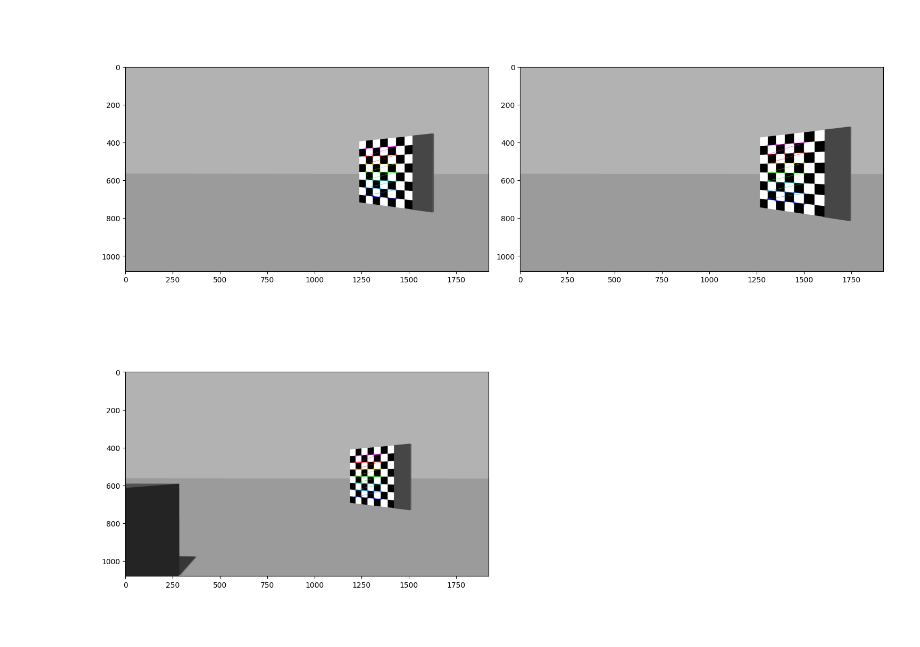
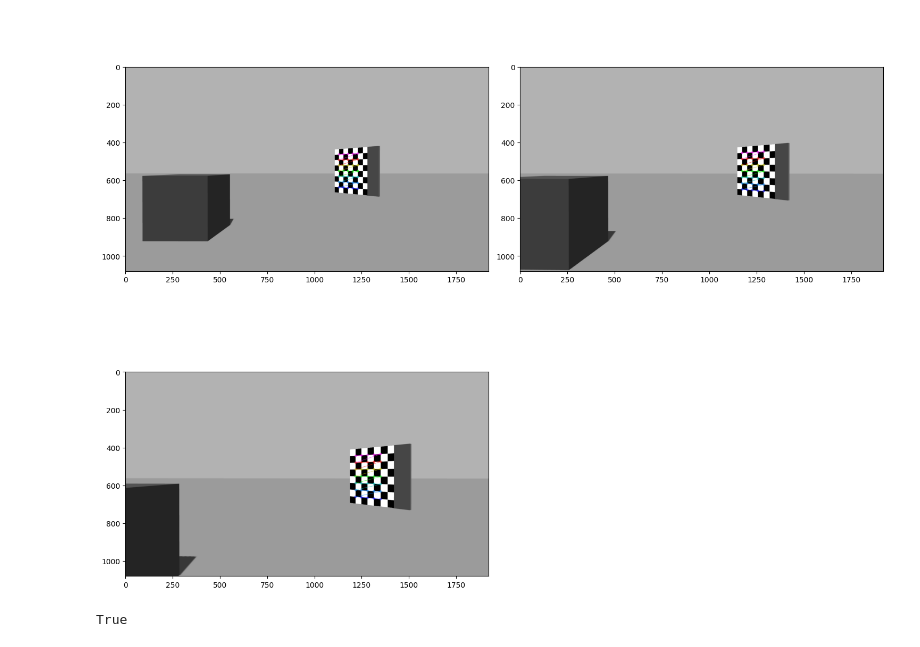
Before and after one commit to kodogyu/playground, a Jupyter notebook: ipynb/opencv_chessboard.ipynb, the cells around one changed output. Drawn from its saved outputs; the diff is of its cells as text; code cells hidden in the pictures.

Commit message:
Chessboard corners for all 5 frames

```diff
--- a/ipynb/opencv_chessboard.ipynb
+++ b/ipynb/opencv_chessboard.ipynb
@@ -11,8 +11,8 @@ image02 = cv2.imread(image_dir + "image02.png", cv2.IMREAD_GRAYSCALE)
 image03 = cv2.imread(image_dir + "image03.png", cv2.IMREAD_GRAYSCALE)
 image04 = cv2.imread(image_dir + "image04.png", cv2.IMREAD_GRAYSCALE)
 
-image00 = image03
-image01 = image04
+# image00 = image03
+# image01 = image04
 
 plt.figure(figsize=(15, 8))
 plt.subplot(131)
@@ -29,12 +29,18 @@ plt.show()
 # %%
-ret, corners00 = cv2.findChessboardCorners(image00, (5, 7))
-ret, corners01 = cv2.findChessboardCorners(image01, (5, 7))
-ret, corners02 = cv2.findChessboardCorners(image02, (5, 7))
+checkerboard_size = (5, 7)
+
+ret, corners00 = cv2.findChessboardCorners(image00, checkerboard_size)
+ret, corners01 = cv2.findChessboardCorners(image01, checkerboard_size)
+ret, corners02 = cv2.findChessboardCorners(image02, checkerboard_size)
+ret, corners03 = cv2.findChessboardCorners(image03, checkerboard_size)
+ret, corners04 = cv2.findChessboardCorners(image04, checkerboard_size)
 
 print(ret)
 print(corners00.shape)
 print(corners01.shape)
 print(corners02.shape)
+print(corners03.shape)
+print(corners04.shape)
 # %% [output]
 True
 (35, 1, 2)
@@ -70,34 +78,48 @@ plt.show()
 # %%
 corner_image00 = image00.copy()
 corner_image00 = cv2.cvtColor(corner_image00, cv2.COLOR_GRAY2RGB)
 corner_image01 = image01.copy()
 corner_image01 = cv2.cvtColor(corner_image01, cv2.COLOR_GRAY2RGB)
 corner_image02 = image02.copy()
 corner_image02 = cv2.cvtColor(corner_image02, cv2.COLOR_GRAY2RGB)
+corner_image03 = image03.copy()
+corner_image03 = cv2.cvtColor(corner_image03, cv2.COLOR_GRAY2RGB)
+corner_image04 = image04.copy()
+corner_image04 = cv2.cvtColor(corner_image04, cv2.COLOR_GRAY2RGB)
 
 # for corner in corners00:
 #     cv2.circle(corner_image00, tuple(corner[0].astype(np.int16)), 10, (255, 0, 0), 3)
 # for corner in corners01:
 #     cv2.circle(corner_image01, tuple(corner[0].astype(np.int16)), 10, (255, 0, 0), 3)
 # for corner in corners02:
 #     cv2.circle(corner_image02, tuple(corner[0].astype(np.int16)), 10, (255, 0, 0), 3)
 
-cv2.drawChessboardCorners(corner_image00, (5, 7), corners00, ret)
-cv2.drawChessboardCorners(corner_image01, (5, 7), corners01, ret)
-cv2.drawChessboardCorners(corner_image02, (5, 7), corners02, ret)
+cv2.drawChessboardCorners(corner_image00, checkerboard_size, corners00, ret)
+cv2.drawChessboardCorners(corner_image01, checkerboard_size, corners01, ret)
+cv2.drawChessboardCorners(corner_image02, checkerboard_size, corners02, ret)
+cv2.drawChessboardCorners(corner_image03, checkerboard_size, corners03, ret)
+cv2.drawChessboardCorners(corner_image04, checkerboard_size, corners04, ret)
 
 
 plt.figure(figsize=(15, 12))
 plt.subplot(221)
 plt.imshow(corner_image00)
 plt.subplot(222)
 plt.imshow(corner_image01)
 plt.subplot(223)
 plt.imshow(corner_image02)
 
 plt.tight_layout()
 plt.show()
 # %% [output]
-[figure, old version]
+[figure, new version]
+# %%
+cv2.imwrite("corner00.png", corner_image00)
+cv2.imwrite("corner01.png", corner_image01)
+cv2.imwrite("corner02.png", corner_image02)
+cv2.imwrite("corner03.png", corner_image03)
+cv2.imwrite("corner04.png", corner_image04)
+# %% [output]
+True
 # %%
 # Set the needed parameters to find the refined corners
```
Also changed, not shown: parts of 4 cells of this notebook.
